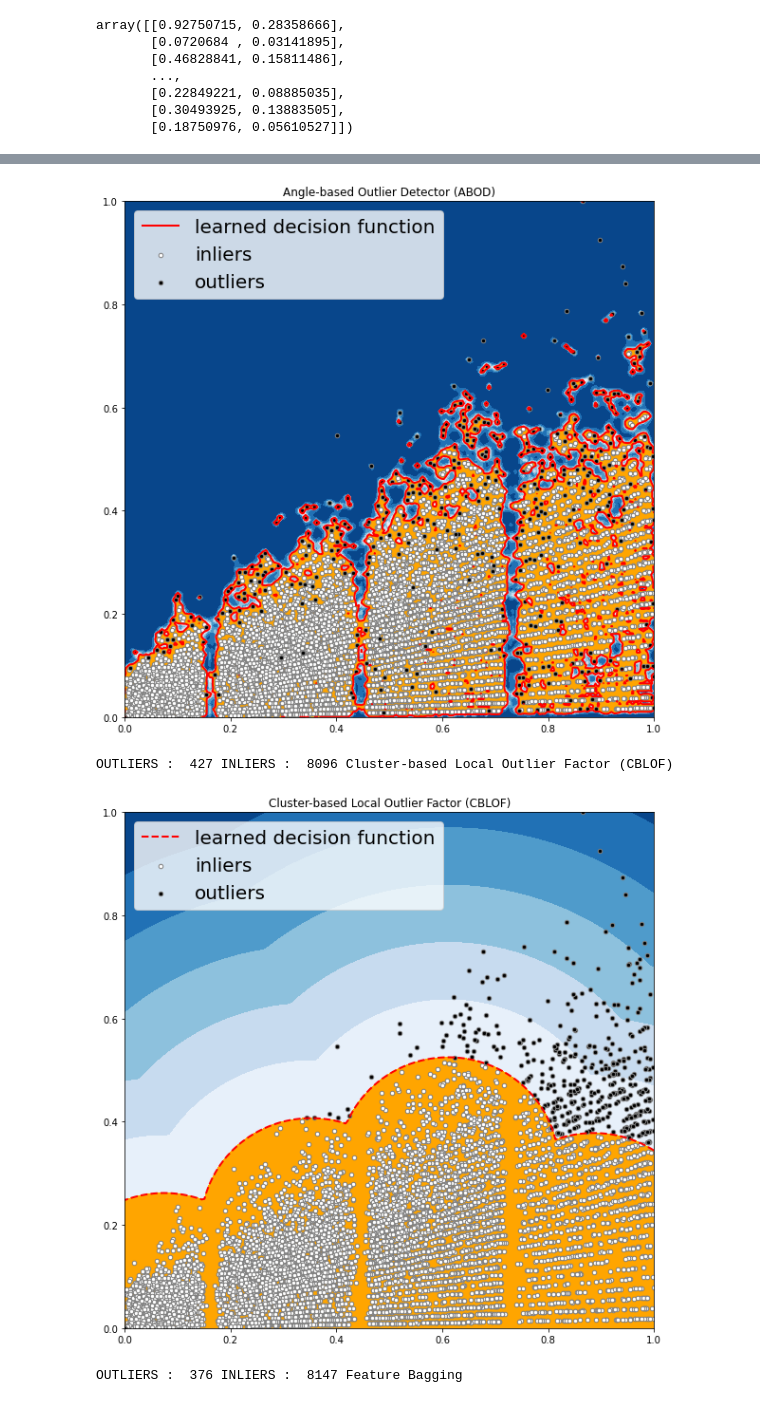
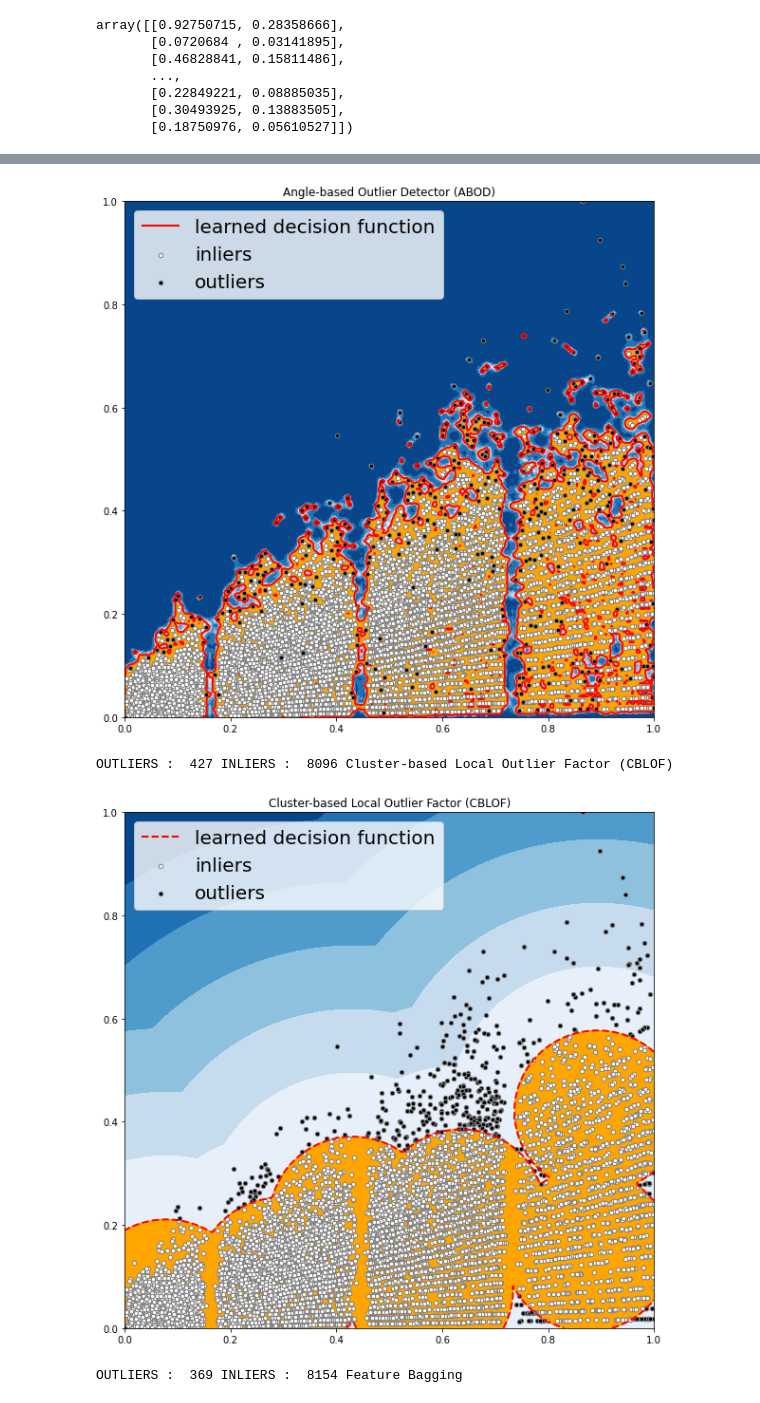
Before and after one commit to gryslik/cse5243, a Jupyter notebook: course_materials/lecture_examples/Outlier_Detection.ipynb, the cells around one changed output, grey strips where cells are left out. Saved outputs shown, nothing was run; the diff lists cells and outputs as text; code cells hidden in the pictures.

```diff
--- a/course_materials/lecture_examples/Outlier_Detection.ipynb
+++ b/course_materials/lecture_examples/Outlier_Detection.ipynb
@@ -179,7 +215,7 @@ array([[0.92750715, 0.28358666],
 # %%
 xx , yy = np.meshgrid(np.linspace(0,1 , 200), np.linspace(0, 1, 200))
 for i, (clf_name, clf) in enumerate(classifiers.items()):
-    clf.fit(X_new)
+    clf.fit(X)
     # predict raw anomaly score
     scores_pred = clf.decision_function(X) * -1
 
@@ -213,32 +249,32 @@ for i, (clf_name, clf) in enumerate(classifiers.items()):
 
     # fill blue map colormap from minimum anomaly score to threshold value
     plt.contourf(xx, yy, Z, levels=np.linspace(Z.min(), threshold, 7),cmap=plt.cm.Blues_r)
 
     # draw red contour line where anomaly score is equal to thresold
     a = plt.contour(xx, yy, Z, levels=[threshold],linewidths=2, colors='red')
 
     # fill orange contour lines where range of anomaly score is from threshold to maximum anomaly score
     plt.contourf(xx, yy, Z, levels=[threshold, Z.max()],colors='orange')
 
     b = plt.scatter(IX1,IX2, c='white',s=20, edgecolor = "gray")
     c = plt.scatter(OX1,OX2, c='black',s=20, edgecolor = "gray")
 
     plt.axis('tight')
 
     # loc=2 is used for the top left corner
     plt.legend(
         [a.collections[0], b,c],
         ['learned decision function', 'inliers','outliers'],
         prop=matplotlib.font_manager.FontProperties(size=20),
         loc=2)
 
     plt.xlim((0, 1))
     plt.ylim((0, 1))
     plt.title(clf_name)
     plt.show()
 # %% [output]
 OUTLIERS :  447 INLIERS :  8076 Angle-based Outlier Detector (ABOD)
 [figure]
 OUTLIERS :  427 INLIERS :  8096 Cluster-based Local Outlier Factor (CBLOF)
-[figure, old version]
+[figure, new version]
-OUTLIERS :  376 INLIERS :  8147 Feature Bagging
+OUTLIERS :  369 INLIERS :  8154 Feature Bagging
```
Also changed, not shown: parts of 5 cells of this notebook, 1 other file.
